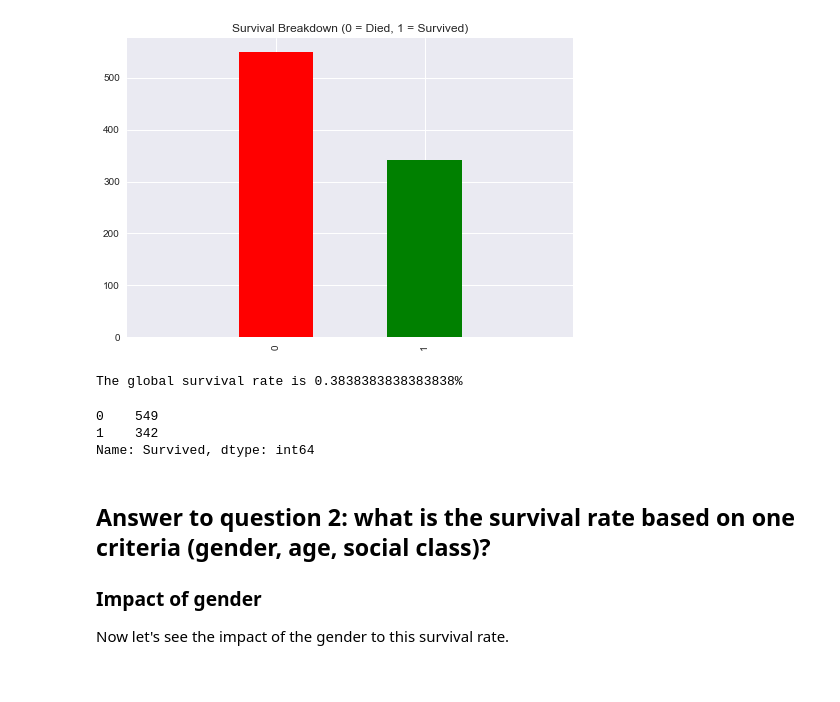
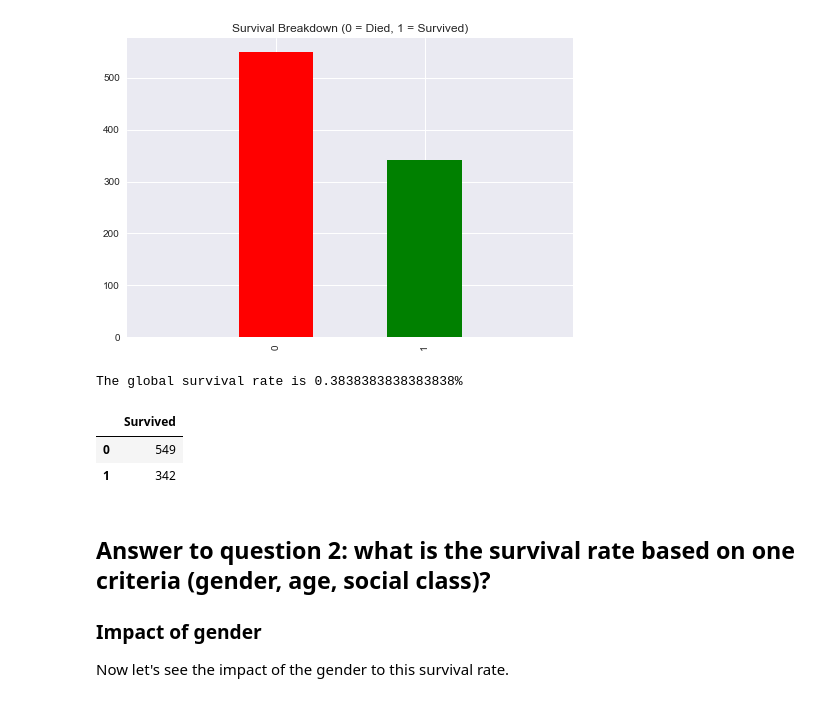
Before and after one commit to jocelyn19/dand_project0_titanic, a Jupyter notebook: Titanic report.ipynb, the cells around one changed output. Saved outputs shown, nothing was run; the diff lists cells and outputs as text; code cells hidden in the pictures.

```diff
--- a/Titanic report.ipynb
+++ b/Titanic report.ipynb
@@ -109,12 +113,12 @@ plt.title("Survival Breakdown (0 = Died, 1 = Survived)")
 # %%
 survived = (full_dataset_cleaned[full_dataset_cleaned['Survived'] == True]).count()
 print("The global survival rate is {}%".format(survived['Survived']/full_dataset_cleaned['Survived'].count()))
-full_dataset_cleaned.Survived.value_counts()
+pd.DataFrame(full_dataset_cleaned.Survived.value_counts())
 # %% [output]
 The global survival rate is 0.3838383838383838%
-0    549
-1    342
-Name: Survived, dtype: int64
+|  | Survived |
+| 0 | 549 |
+| 1 | 342 |
 # %% [markdown]
 ## Answer to question 2: what is the survival rate based on one criteria (gender, age, social class)?
 
```
Also changed, not shown: parts of 3 cells of this notebook.
